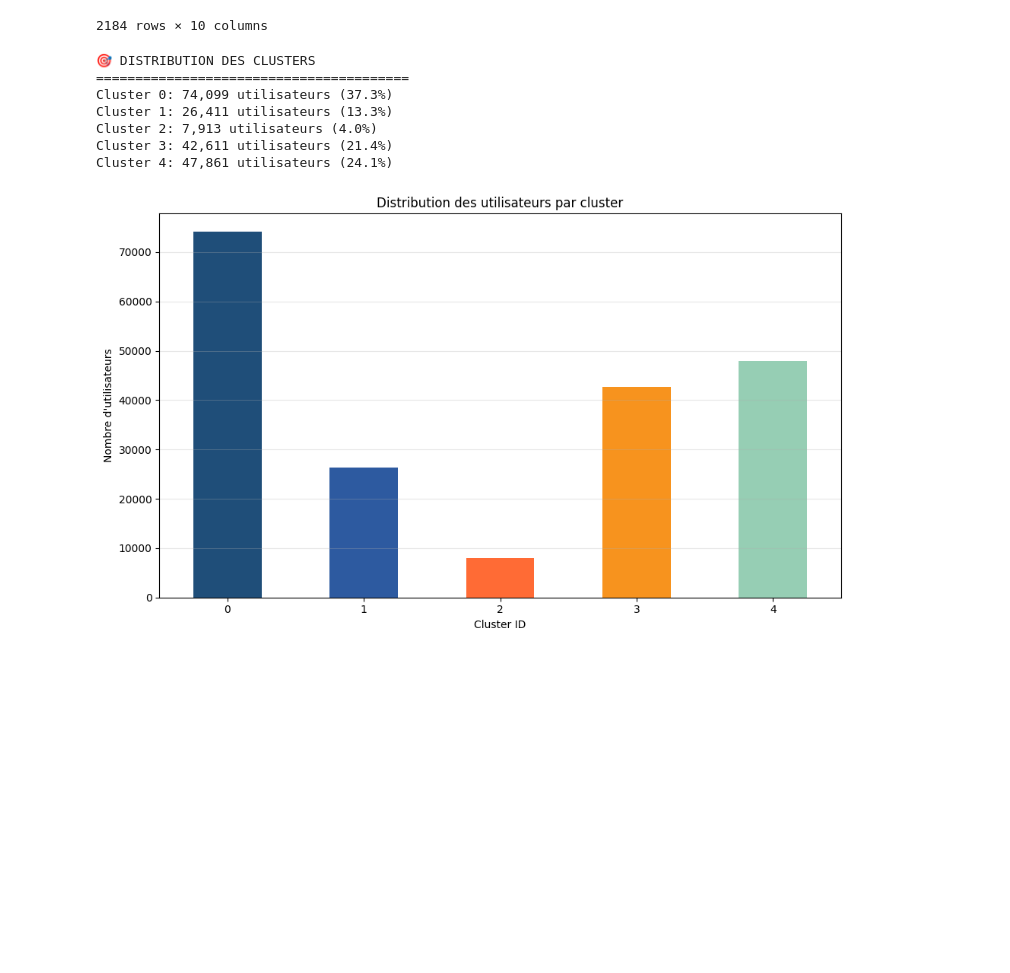
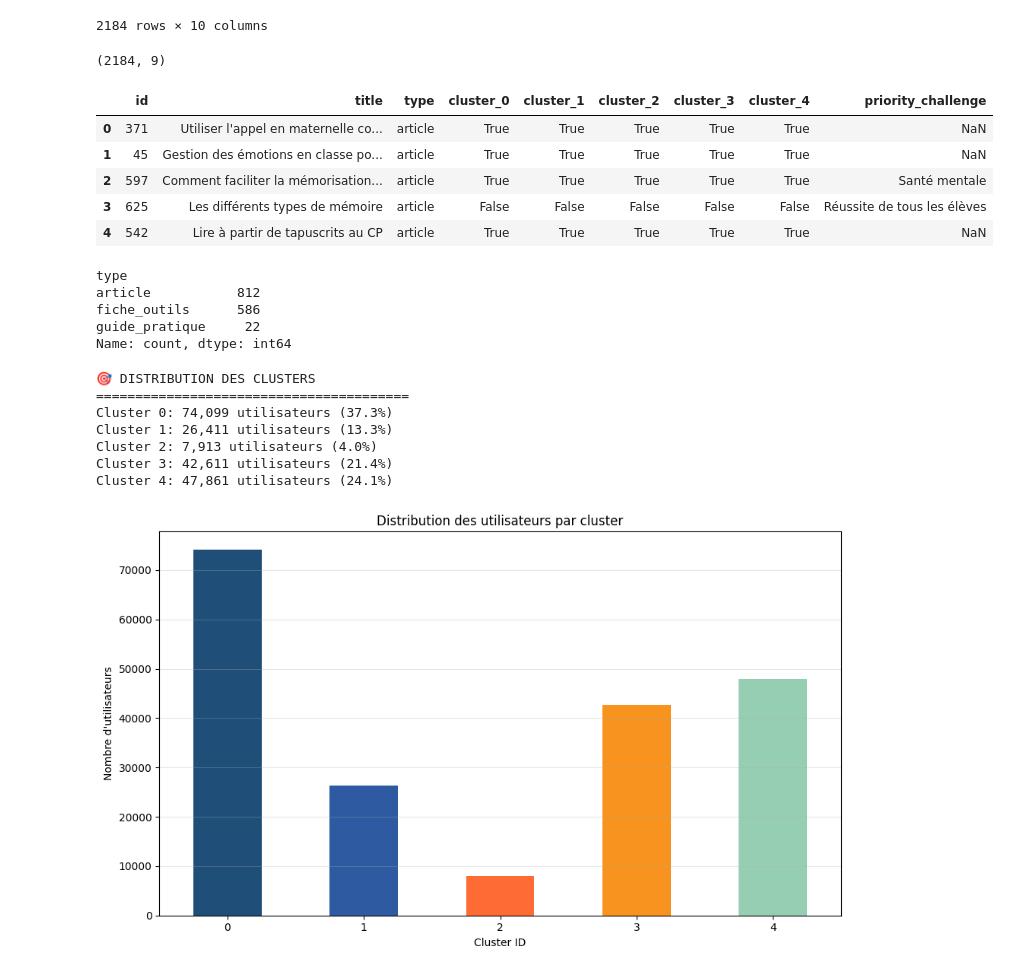
Before and after one commit to ChrisLPH/etreprof_lewagon, a Jupyter notebook: notebooks/Create_Table_for_Reco.ipynb, the cells around one changed output. Saved outputs shown, nothing was run; the diff lists cells and outputs as text; code cells hidden in the pictures; blank space fills up the shorter version.

```diff
--- a/notebooks/Create_Table_for_Reco.ipynb
+++ b/notebooks/Create_Table_for_Reco.ipynb
@@ -277,3 +277,18 @@ df_base
 | 2182 | 19 | Apprendre à apprendre : aussi une... | parcours | 0 | True | True | True | True | True | ... |
 | 2183 | 20 | À Amiens, les feuilles mortes ser... | parcours | 2 | False | True | True | False | False | ... |
 2184 rows × 10 columns
+# %%
+df = pd.read_csv("../data/content_recommendations_mapping.csv")
+# %%
+df.shape
+# %% [output]
+(2184, 9)
+# %%
+df.head()
+# %% [output]
+|  | id | title | type | cluster_0 | cluster_1 | cluster_2 | cluster_3 | cluster_4 | priority_challenge |
+| 0 | 371 | Utiliser l'appel en maternelle co... | article | True | True | True | True | True | NaN |
+| 1 | 45 | Gestion des émotions en classe po... | article | True | True | True | True | True | NaN |
+| 2 | 597 | Comment faciliter la mémorisation... | article | True | True | True | True | True | Santé mentale |
+| 3 | 625 | Les différents types de mémoire | article | False | False | False | False | False | Réussite de tous les élèves |
+| 4 | 542 | Lire à partir de tapuscrits au CP | article | True | True | True | True | True | NaN |
@@ -279,0 +297,8 @@ df_base
+# %%
+df_base_finale.type.value_counts()
+# %% [output]
+type
+article           812
+fiche_outils      586
+guide_pratique     22
+Name: count, dtype: int64
```
Also changed, not shown: parts of 2 cells of this notebook, 12 other files.
